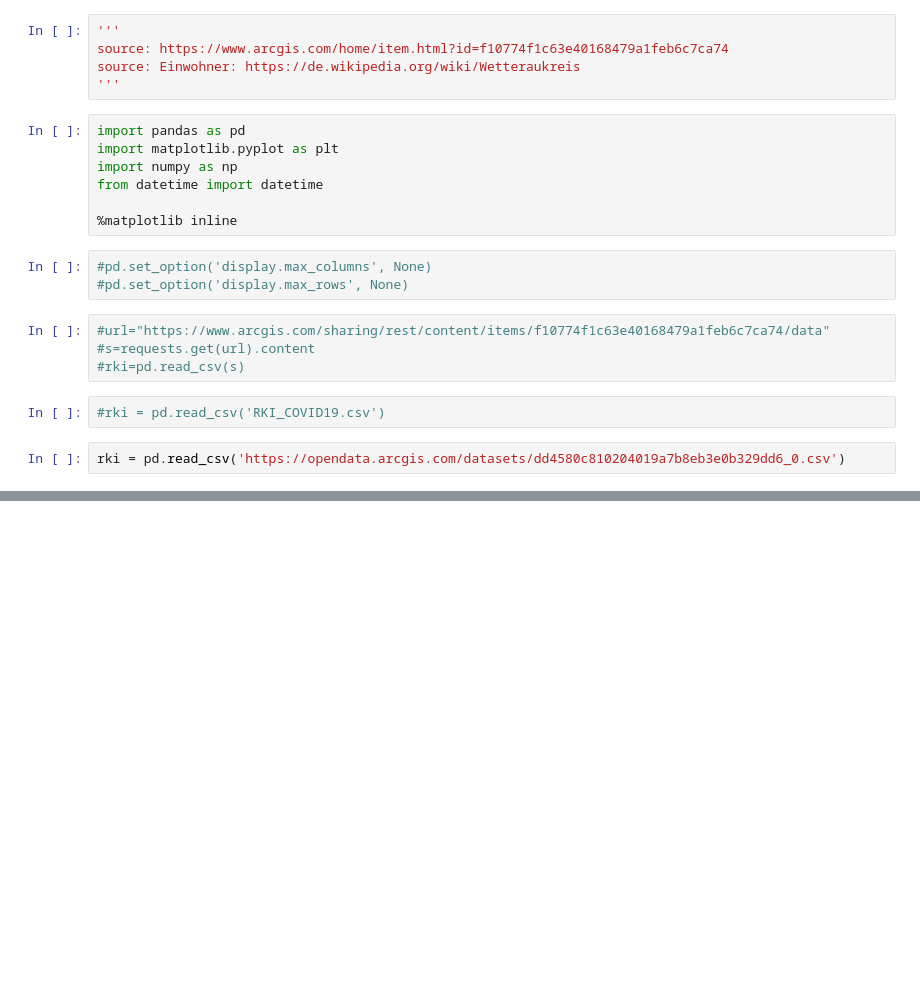
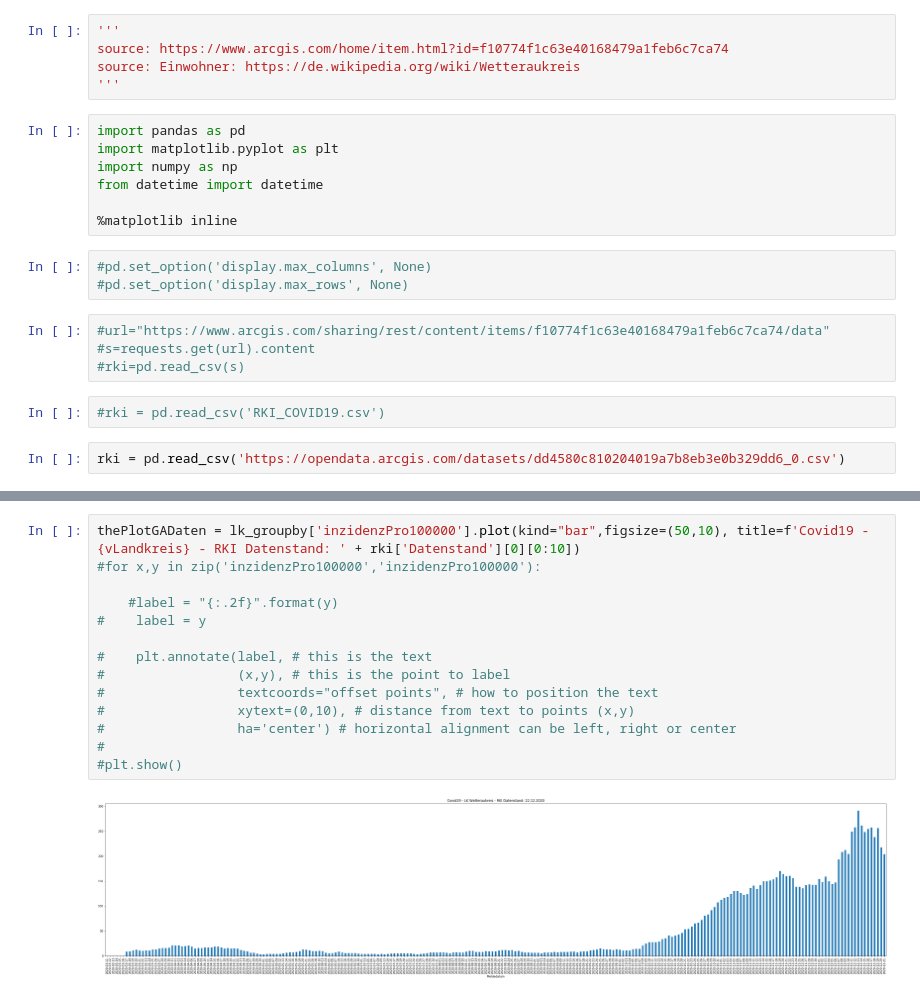
Before and after one commit to pandabear-de/covid-19, a Jupyter notebook: Corona_Wetterau_Inzidenz.ipynb, the cells around one changed output, grey strips where cells are left out. Cells and saved outputs as stored; diff of their text form; blank space fills up the shorter version.

```diff
--- a/Corona_Wetterau_Inzidenz.ipynb
+++ b/Corona_Wetterau_Inzidenz.ipynb
@@ -68,0 +96,16 @@ memory usage: 105.4+ MB
+# %%
+thePlotGADaten = lk_groupby['inzidenzPro100000'].plot(kind="bar",figsize=(50,10), title=f'Covid19 - {vLandkreis} - RKI Datenstand: ' + rki['Datenstand'][0][0:10])
+#for x,y in zip('inzidenzPro100000','inzidenzPro100000'):
+
+    #label = "{:.2f}".format(y)
+#    label = y
+
+#    plt.annotate(label, # this is the text
+#                 (x,y), # this is the point to label
+#                 textcoords="offset points", # how to position the text
+#                 xytext=(0,10), # distance from text to points (x,y)
+#                 ha='center') # horizontal alignment can be left, right or center
+#
+#plt.show()
+# %% [output]
+[figure, added]
```
Also changed, not shown: parts of 31 cells of this notebook.
